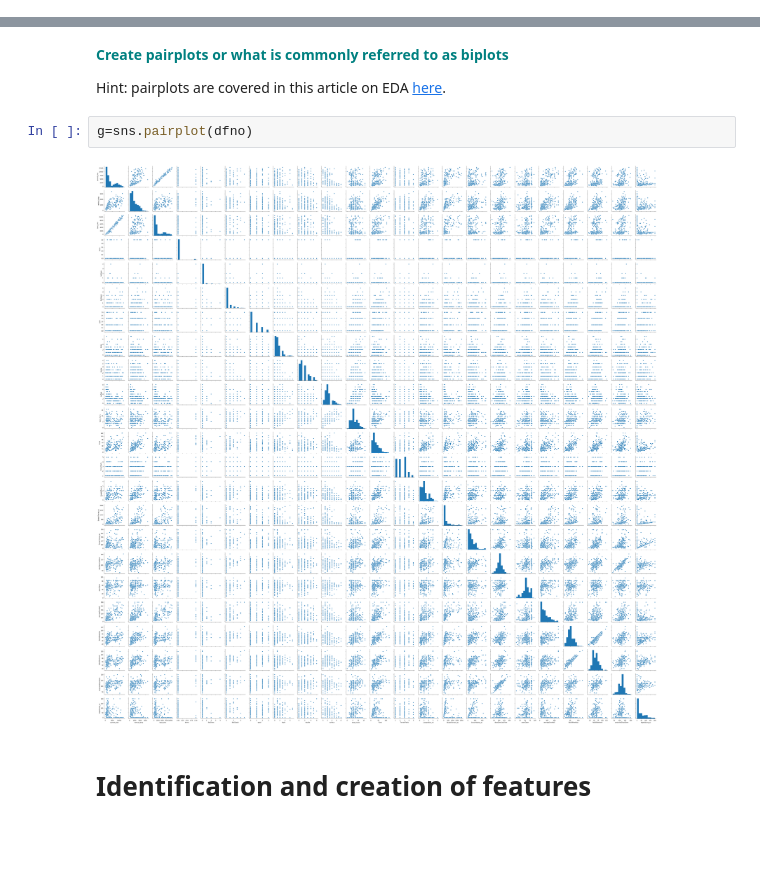
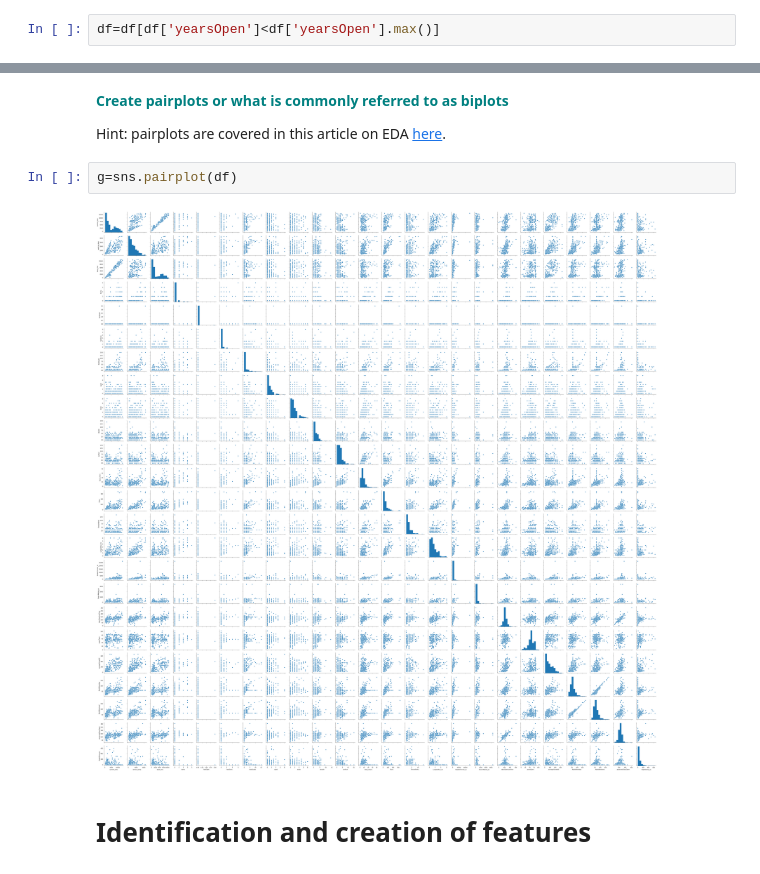
Before and after one commit to shashins/Capstone1, a Jupyter notebook: Guided_Capstone/Notebook_stepthree.ipynb, the cells around one changed output, grey strips where cells are left out. Drawn from its saved outputs; the diff is of its cells as text; blank space fills up the shorter version.

```diff
--- a/Guided_Capstone/Notebook_stepthree.ipynb
+++ b/Guided_Capstone/Notebook_stepthree.ipynb
@@ -230,3 +230,5 @@ df.shape
 dfno.shape
 # %% [output]
 (179, 25)
+# %%
+df=df[df['yearsOpen']<df['yearsOpen'].max()]
@@ -275,9 +281,9 @@ After reviewing these respons varible distributions, there doesn't appear to be
 
 Hint: pairplots are covered in this article on EDA [here](https://medium.com/@aiden.dataminer/the-data-science-method-dsm-exploratory-data-analysis-bc84d4d8d3f9).
 # %%
-g=sns.pairplot(dfno)
+g=sns.pairplot(df)
 # %% [output]
-[figure, old version]
+[figure, new version]
 # %% [markdown]
 # Identification and creation of features
 # %% [markdown]
```
Also changed, not shown: parts of 15 cells of this notebook, 3 other files.
